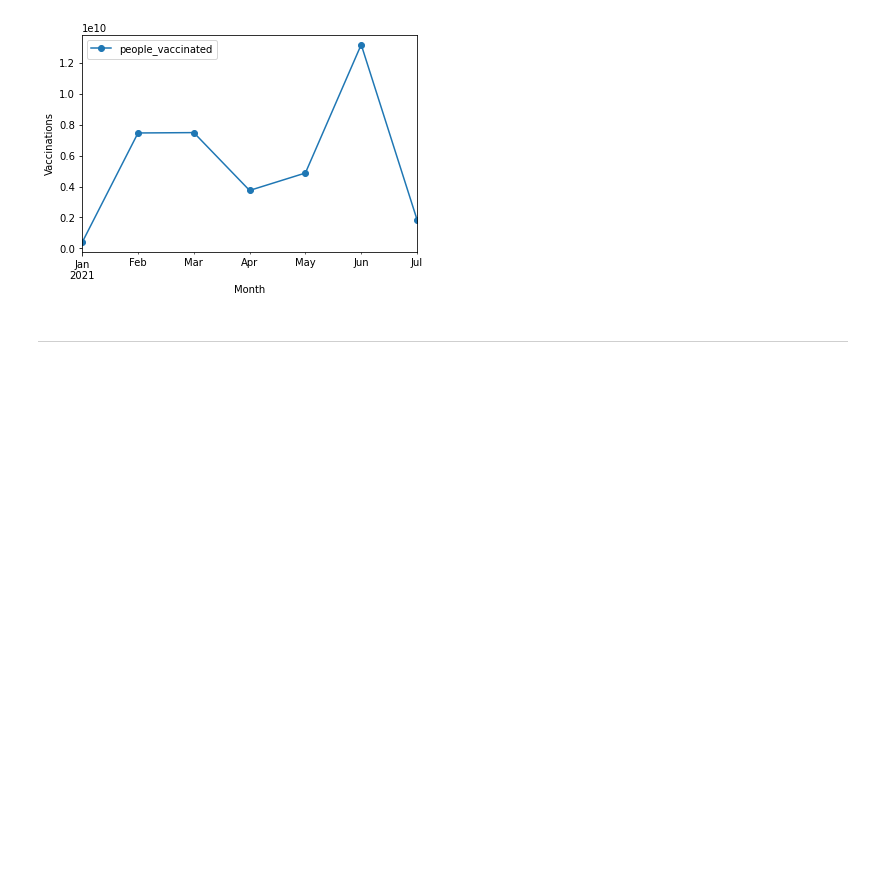
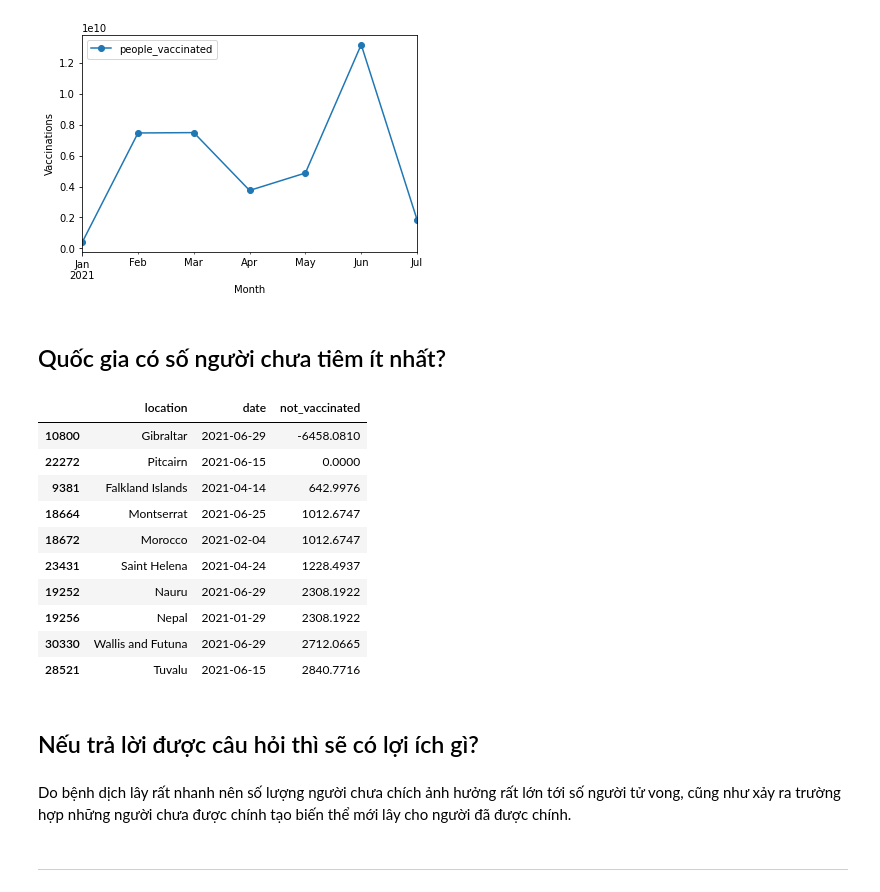
Before and after one commit to FinalProject-P4DS/FinalProject-P4DS, a Jupyter notebook: Final_Project-P4DS.ipynb, the cells around one changed output. Drawn from its saved outputs; the diff is of its cells as text; code cells hidden in the pictures; blank space fills up the shorter version.

Commit message:
Show least vaccinated country

```diff
--- a/Final_Project-P4DS.ipynb
+++ b/Final_Project-P4DS.ipynb
@@ -363,6 +363,33 @@ max_national_vaccination_each_month.sort_index().plot.line(marker='o', xlabel="M
 # %% [output]
 <AxesSubplot:xlabel='Month', ylabel='Vaccinations'>
 [figure]
+# %% [markdown]
+## Quốc gia có số người chưa tiêm ít nhất?
+# %%
+national_vaccinated_2021 = national_vacc[national_vacc['date'].dt.year == 2021]
+
+national_vaccinations = national_vaccinated_2021.sort_values('people_vaccinated_per_hundred').drop_duplicates('location', keep='last')
+
+not_vaccinated_per_hundred = national_vaccinations[['location', 'date']]
+not_vaccinated_per_hundred.insert(2, "not_vaccinated", (1 - (national_vaccinations['people_vaccinated_per_hundred'] / 100)) * national_vaccinations['people_vaccinated'])
+
+not_vaccinated_per_hundred.sort_values('not_vaccinated').head(10)
+# %% [output]
+|  | location | date | not_vaccinated |
+| 10800 | Gibraltar | 2021-06-29 | -6458.0810 |
+| 22272 | Pitcairn | 2021-06-15 | 0.0000 |
+| 9381 | Falkland Islands | 2021-04-14 | 642.9976 |
+| 18664 | Montserrat | 2021-06-25 | 1012.6747 |
+| 18672 | Morocco | 2021-02-04 | 1012.6747 |
+| 23431 | Saint Helena | 2021-04-24 | 1228.4937 |
+| 19252 | Nauru | 2021-06-29 | 2308.1922 |
+| 19256 | Nepal | 2021-01-29 | 2308.1922 |
+| 30330 | Wallis and Futuna | 2021-06-29 | 2712.0665 |
+| 28521 | Tuvalu | 2021-06-15 | 2840.7716 |
+# %% [markdown]
+## Nếu trả lời được câu hỏi thì sẽ có lợi ích gì?
+# %% [markdown]
+Do bệnh dịch lây rất nhanh nên số lượng người chưa chích ảnh hưởng rất lớn tới số người tử vong, cũng như xảy ra trường hợp những người chưa được chính tạo biến thể mới lây cho người đã được chính.
 # %% [markdown]
 ---
 # %% [markdown]
```
Also changed, not shown: parts of 3 cells of this notebook.
